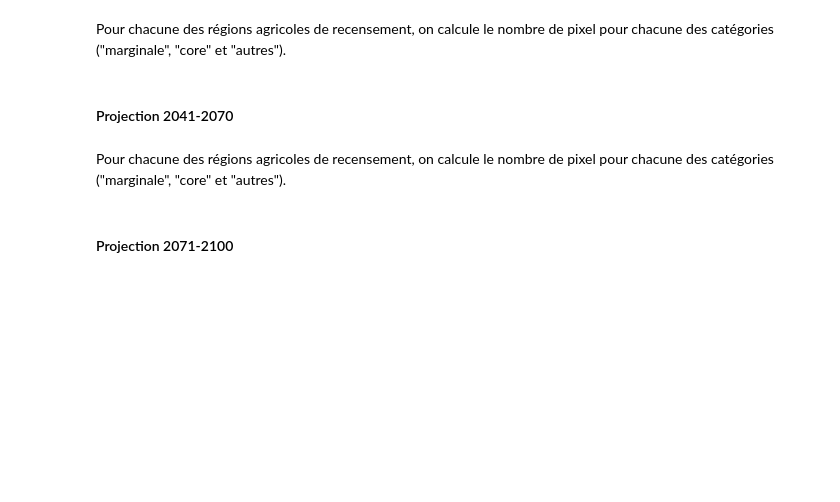
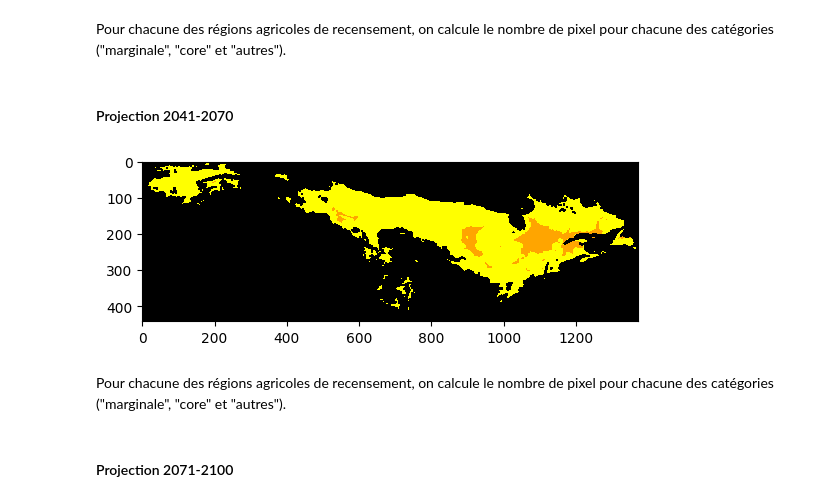
Before and after one commit to bouchardi/map_le, a Jupyter notebook: analysis.ipynb, the cells around one changed output. Drawn from its saved outputs; the diff is of its cells as text; code cells hidden in the pictures; blank space fills up the shorter version.

```diff
--- a/analysis.ipynb
+++ b/analysis.ipynb
@@ -191,10 +223,13 @@ for value, name in [
 # %%
 filename = DATA_PATH / "rasters" / "arcp8510000532041-2070.asc"
 
-raster_2041_2070, affine, no_data_value = read_raster(filename, crs=CRS)
+raster_2041_2070 = read_raster(filename, crs=CRS)
 
-plt.imshow(raster_2041_2070, cmap=cmap, norm=norm)
+raster_2041_2070_data = raster_2041_2070.read(1)
+plt.imshow(raster_2041_2070_data, cmap=cmap, norm=norm)
 plt.show()
+# %% [output]
+[figure, added]
 # %% [markdown]
 Pour chacune des régions agricoles de recensement, on calcule le nombre de pixel pour chacune des catégories ("marginale", "core" et "autres").
 # %%
```
Also changed, not shown: parts of 33 cells of this notebook, 1 other file.
